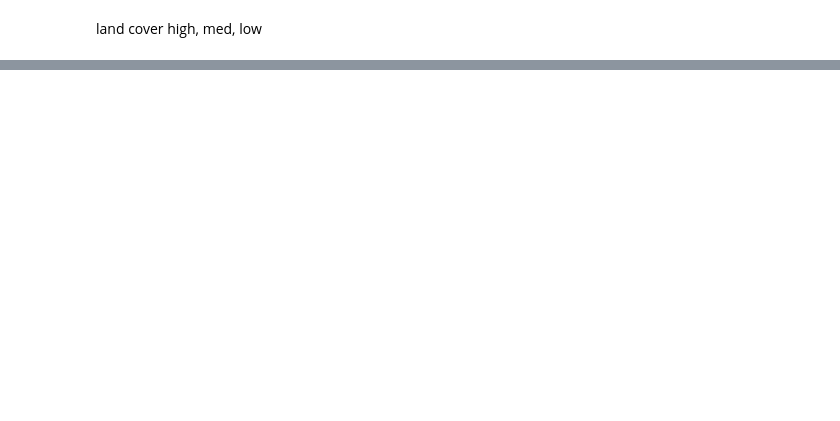
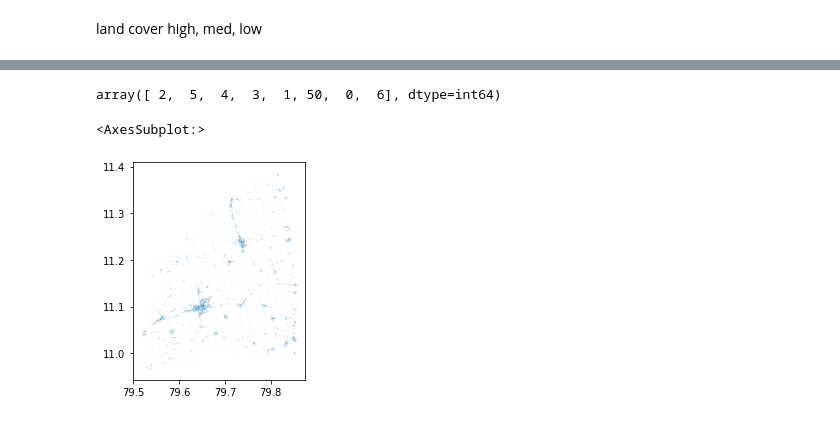
Before and after one commit to NilimaKD/lila-reports, a Jupyter notebook: LILA visuals.ipynb, the cells around one changed output, grey strips where cells are left out. Cells and saved outputs as stored; diff of their text form; code cells hidden in the pictures; blank space fills up the shorter version.

```diff
--- a/LILA visuals.ipynb
+++ b/LILA visuals.ipynb
@@ -545,0 +597,11 @@ plt.show()
+# %%
+shp_land_cover["DN"].unique()
+# %% [output]
+array([ 2,  5,  4,  3,  1, 50,  0,  6], dtype=int64)
+# %%
+shp_land_cover_buildup = shp_land_cover[shp_land_cover["DN"] == 6 ]
+# %%
+shp_land_cover_buildup.plot()
+# %% [output]
+<AxesSubplot:>
+[figure, added]
```
Also changed, not shown: parts of 43 cells of this notebook.
